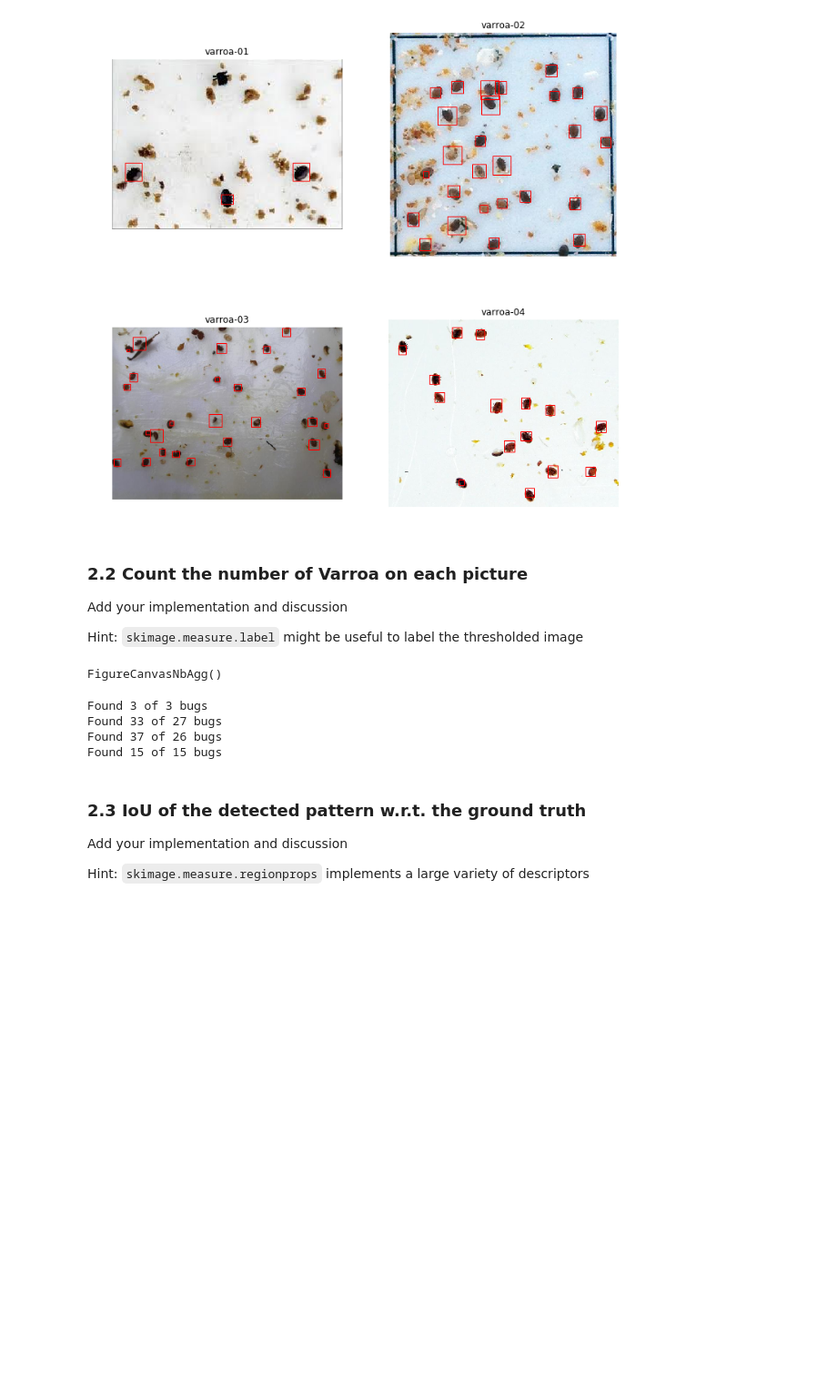
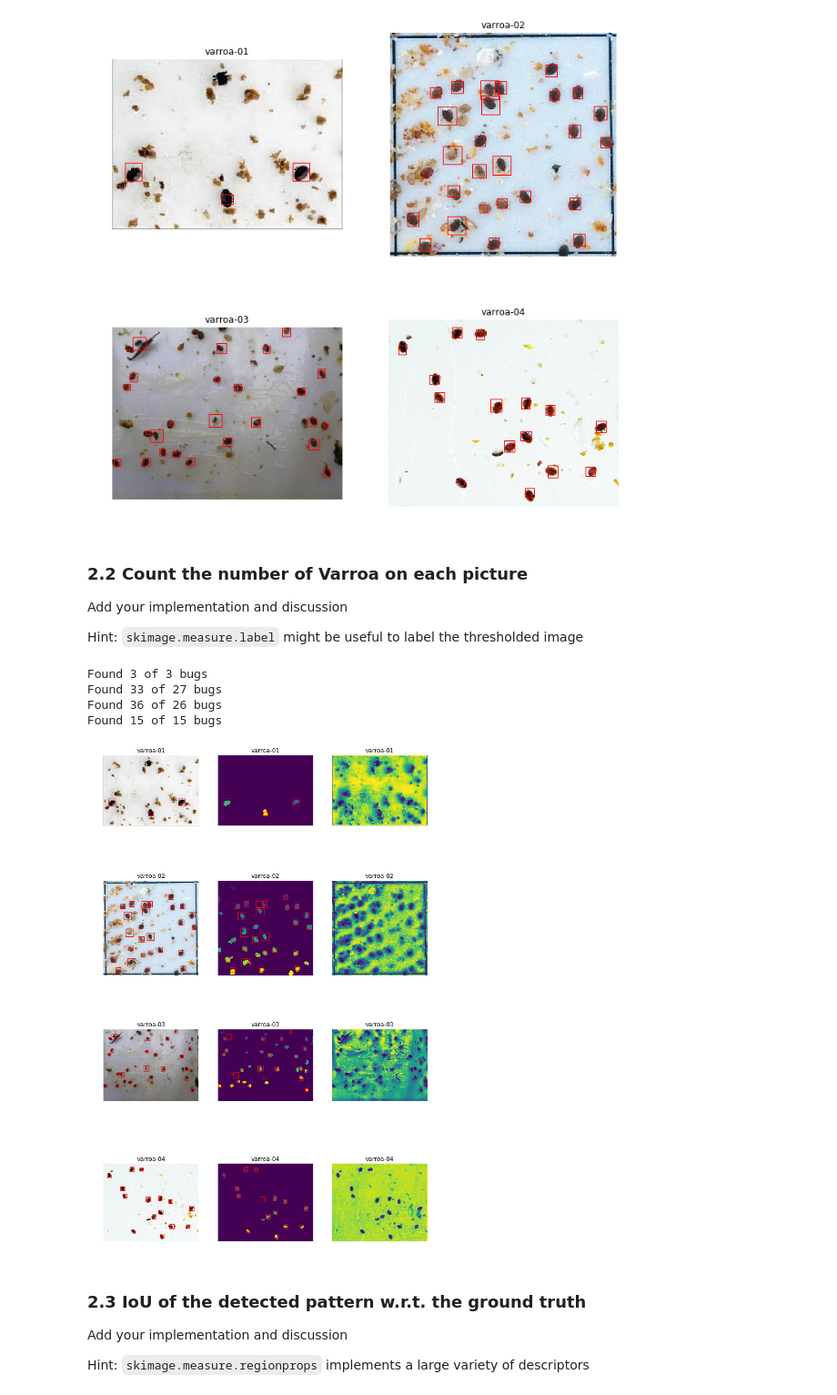
Before and after one commit to JelenaBanjac/image-analysis, a Jupyter notebook: labs/lab_01_segmentation.ipynb, the cells around one changed output. Shown at 91% size. Saved outputs shown, nothing was run; the diff lists cells and outputs as text; code cells hidden in the pictures; blank space fills up the shorter version.

```diff
--- a/labs/lab_01_segmentation.ipynb
+++ b/labs/lab_01_segmentation.ipynb
@@ -326,10 +330,8 @@ Add your implementation and discussion
 
 Hint: `skimage.measure.label` might be useful to label the thresholded image
 # %%
-%matplotlib widget
-
-from skimage.measure import label
-from skimage import exposure
+# %matplotlib widget
+%matplotlib inline
 
 def my_unit_circle(r):
     res = np.zeros((r, r))
@@ -376,39 +378,40 @@ for im, nm, annotations in zip(ic, im_names, annotations_xmls):
     for anno in annotations:
         rect = patches.Rectangle((anno['bbox'][0], anno['bbox'][1]), anno['bbox'][2], anno['bbox'][3], linewidth=1,edgecolor='r',facecolor='none')
         ax[i, 0].add_patch(rect)
 
     ax[i, 0].imshow(im)
     ax[i, 0].axis('off')
     ax[i, 0].set_title(nm)
 
 
     gray = cv2.cvtColor(im, cv2.COLOR_BGR2GRAY)
     imexp = exposure.equalize_adapthist(gray, clip_limit=0.03)
     ax[i, 2].imshow(imexp)
     ax[i, 2].axis('off')
     ax[i, 2].set_title(nm)
 
 
     for anno in annotations:
         rect = patches.Rectangle((anno['bbox'][0], anno['bbox'][1]), anno['bbox'][2], anno['bbox'][3], linewidth=1,edgecolor='r',facecolor='none')
         ax[i, 1].add_patch(rect)
 
-    img_lbl, bugs_est = bugy_detection(imexp, 127, 650, 0, 0.25, 50, 110)
+    img_lbl, bugs_est = bugy_detection(imexp, 127, 650, 0, 0.26, 50, 110)
     img_lbls.append(img_lbl)
 
     ax[i, 1].imshow(img_lbl)
     ax[i, 1].axis('off')
     ax[i, 1].set_title(nm)
 
     print(f'Found {bugs_est} of {len(annotations)} bugs')
     i += 1
+
 plt.show()
 # %% [output]
-FigureCanvasNbAgg()
+Found 3 of 3 bugs
+Found 33 of 27 bugs
+Found 36 of 26 bugs
+Found 15 of 15 bugs
-Found 3 of 3 bugs
-Found 33 of 27 bugs
-Found 37 of 26 bugs
-Found 15 of 15 bugs
+[figure, added]
 # %% [markdown]
 ### 2.3 IoU of the detected pattern w.r.t. the ground truth
 
```
Also changed, not shown: parts of 25 cells of this notebook.
